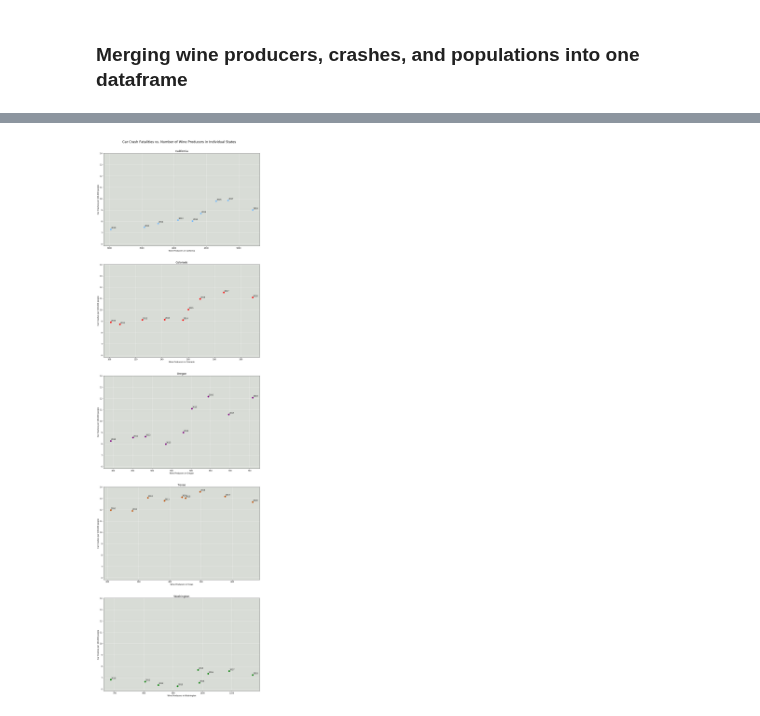
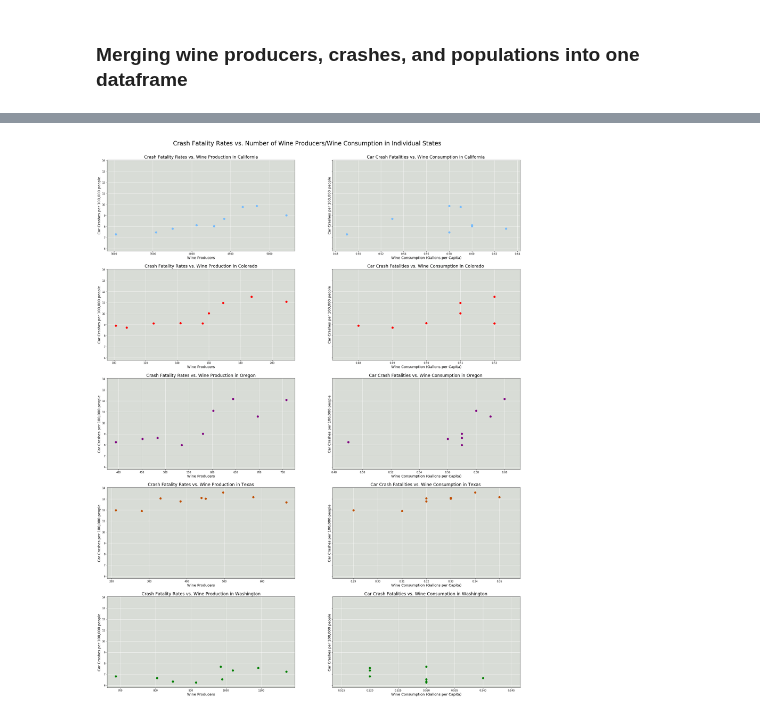
Before and after one commit to epayne323/ProjectOneRepo, a Jupyter notebook: Notebooks/working_EP.ipynb, the cells around one changed output, grey strips where cells are left out. Drawn from its saved outputs; the diff is of its cells as text; code cells hidden in the pictures.

```diff
--- a/Notebooks/working_EP.ipynb
+++ b/Notebooks/working_EP.ipynb
@@ -24,6 +26,15 @@ total_wine_producers_df.fillna(0, inplace=True)
 state_abbrevs.rename(columns={"State Name": "STATENAME"}, inplace=True)
 # adding in the full state names to the wine producers data
 total_wine_producers_df = total_wine_producers_df.merge(state_abbrevs, on="STATE", how="outer")
+
+consumption_df = consumption_df.loc[consumption_df["geographic area"].isin(state_colors.keys()),
+                              ["geographic area", "Year","Wine"]]
+consumption_df = consumption_df.loc[consumption_df["Year"].isin(crash_years),:]
+consumption_df["Year"] = consumption_df["Year"].astype(str)
+# consumption_df["Year"] = [x[0:3] for x in consumption_df["Year"]]
+consumption_df.rename(columns = {"Year":"CaseYear", "geographic area": "STATENAME"}, inplace=True)
+# %%
+consumption_df["CaseYear"] = [x[0:4] for x in consumption_df["CaseYear"]]
 # %%
 # will use these throughout analysis for the list of the states and years to focus on
 state_colors = \
@@ -147,7 +158,9 @@ state_year_group = crash_df.groupby(["STATENAME", "CaseYear"])
 crash_counts = state_year_group.sum()["FATALS"].reset_index()
 crash_counts_pivot_state = crash_counts.pivot(index="STATENAME",columns="CaseYear",values="FATALS").reset_index()
 crash_counts_pivot_state.columns = crash_counts_pivot_state.columns.astype(str)
-crash_counts_pivot_state
+
+consumption_pivot_state = consumption_df.pivot(index="STATENAME", columns="CaseYear",
+                                               values="Wine").reset_index()
 # %% [output]
 | CaseYear | STATENAME | 2010 | 2011 | 2012 | 2013 | 2014 | 2015 | 2016 | 2017 | 2018 |
 | 0 | California | 2720 | 2816 | 2966 | 3107 | 3102 | 3387 | 3837 | 3884 | 3563 |
@@ -162,4 +175,5 @@ wine_crash = pd.merge(total_wine_producers_df, crash_counts_pivot_state, on="STA
                       suffixes=("_wine","_crash"))
 wine_crash = wine_crash.loc[wine_crash["STATENAME"].isin(crash_counts_pivot_state["STATENAME"]),:]
 wine_crash = wine_crash.merge(state_populations_df.transpose().reset_index(), on="STATENAME",how="outer")
-wine_crash
+wine_crash = wine_crash.merge(consumption_pivot_state, on="STATENAME",how="outer",suffixes=["_pops","_cons"])
+wine_crash.rename(columns={"2018":"2018_pops"}, inplace=True)
@@ -220,38 +264,49 @@ plt.savefig(os.path.join("..","Images", "Crash Fatalities vs. Wine Production Am
 # %%
-# 5 subplots for 5 states
-fig, axes = plt.subplots(5, sharey=True, figsize=(15,48), facecolor="w")
+# 5 rows subplots for 5 states, production and consumption vs fatalitiy rate in respective columns
+fig, axes = plt.subplots(5,2, sharey=True, figsize=(30,36), facecolor="None")
 
 for i in range(axes.shape[0]):
-    ax = axes[i]
+
+    ax0 = axes[i,0]
+    ax1 = axes[i,1]
 
     # state name and its boolean index
     state = wine_crash["STATENAME"].values[i]
     staterow = wine_crash["STATENAME"]==state
 
     # transposing these so that the scatter plot will accept them as arguments
     wineprods = wine_crash.loc[staterow, [x + "_wine" for x in crash_years]].transpose()
+    winecons = wine_crash.loc[staterow, [x + "_cons" for x in crash_years[0:-1]]].transpose()
     crashes = wine_crash.loc[staterow, [x + "_crash" for x in crash_years]].transpose()
-    pops = wine_crash.loc[staterow, crash_years].transpose()
+    pops = wine_crash.loc[staterow, [x + "_pops" for x in crash_years]].transpose()
 
     # plot the rate per 100,000 residents
-    ax.scatter(wineprods, crashes.values*100000/pops.values, c=state_colors[state], label=state, s=60)
+    ax0.scatter(wineprods, crashes.values*100000/pops.values, c=state_colors[state], label=state, s=60)
 
-    ax.set_facecolor("xkcd:light grey")
-    ax.set_axisbelow(True)
-    ax.grid(axis="both", color = "w")
+    ax0.set_facecolor("xkcd:light grey")
+    ax0.set_axisbelow(True)
+    ax0.grid(axis="both", color = "w")
 
-    ax.set_title(f"{state}", size = "x-large")
-    ax.set_xlabel(f"Wine Producers in {state}")
-    ax.set_ylabel("Car Crashes per 100,000 people")
+    ax0.set_title(f"Crash Fatality Rates vs. Wine Production in {state}", size="xx-large")
+    ax0.set_xlabel(f"Wine Producers", size="x-large")
+    ax0.set_ylabel("Car Crashes per 100,000 people", size="x-large")
 
-    for i in range(len(wineprods)):
-        ax.annotate(crash_years[i], (wineprods.values[i] + max(wineprods.values[i])/530,
-                                     crashes.values[i]*100000/pops.values[i] + .08))
+    ax1.scatter(winecons, crashes[0:-1].values*100000/pops[0:-1].values, c=state_colors[state],
+                label=state, s=60)
 
-fig.suptitle("Car Crash Fatalities vs. Number of Wine Producers in Individual States",
-            size="xx-large")
-fig.subplots_adjust(top=.96)
+    ax1.set_facecolor("xkcd:light grey")
+    ax1.set_axisbelow(True)
+    ax1.grid(axis="both", color = "w")
 
-plt.savefig(os.path.join("..","Images","Car Crash Fatalities vs. Number of Wine Producers in Individual States.png"))
+    ax1.set_title(f"Car Crash Fatalities vs. Wine Consumption in {state} ", size="xx-large")
+    ax1.set_xlabel(f"Wine Consumption (Gallons per Capita)", size="x-large")
+    ax1.set_ylabel("Car Crashes per 100,000 people", size="x-large")
+
+fig.suptitle("Crash Fatality Rates vs. Number of Wine Producers/Wine Consumption in Individual States",
+            fontsize=24)
+fig.subplots_adjust(top=.95)
+
+plt.savefig(os.path.join("..","Images","Crash Fatality Rates vs. Number of Wine Producers And Wine Consumption in Individual States.png"),
+           bbox_inches="tight")
 # %% [output]
-[figure, old version]
+[figure, new version]
```
Also changed, not shown: parts of 8 cells of this notebook, 10 other files.
